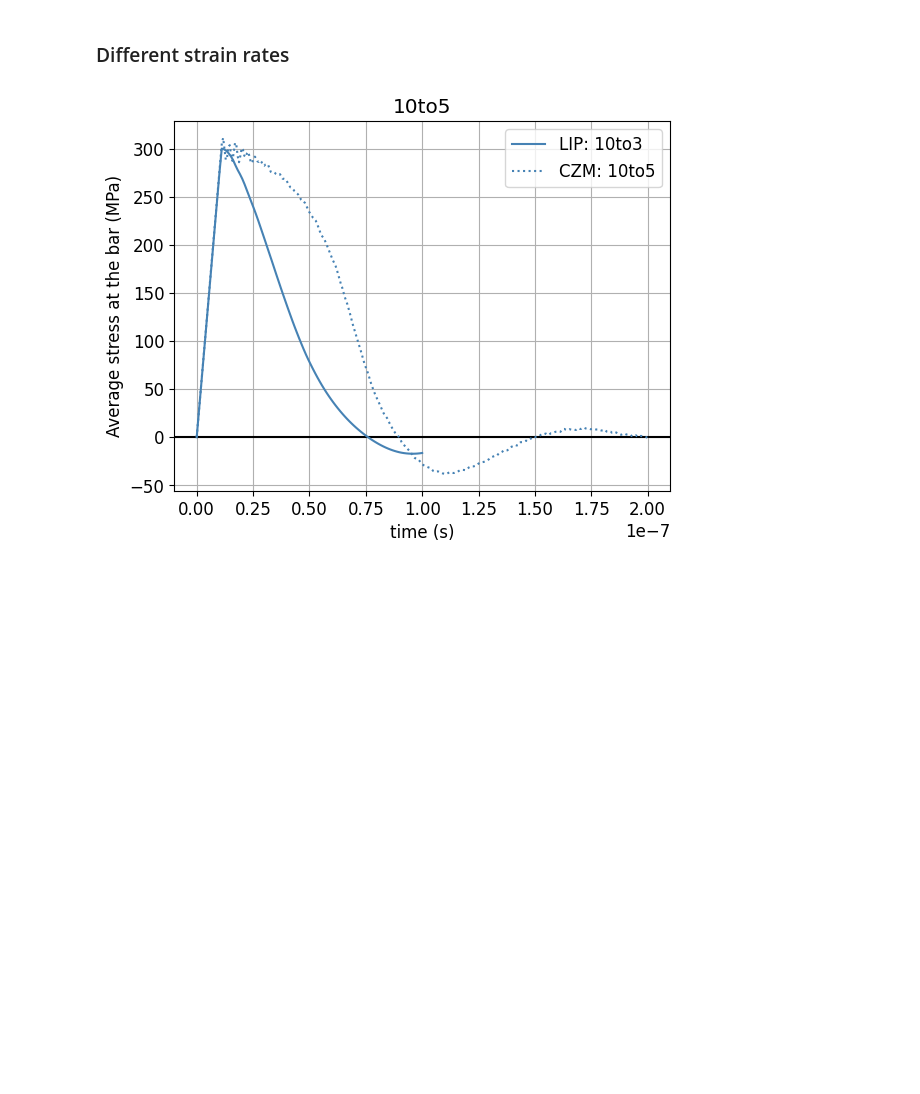
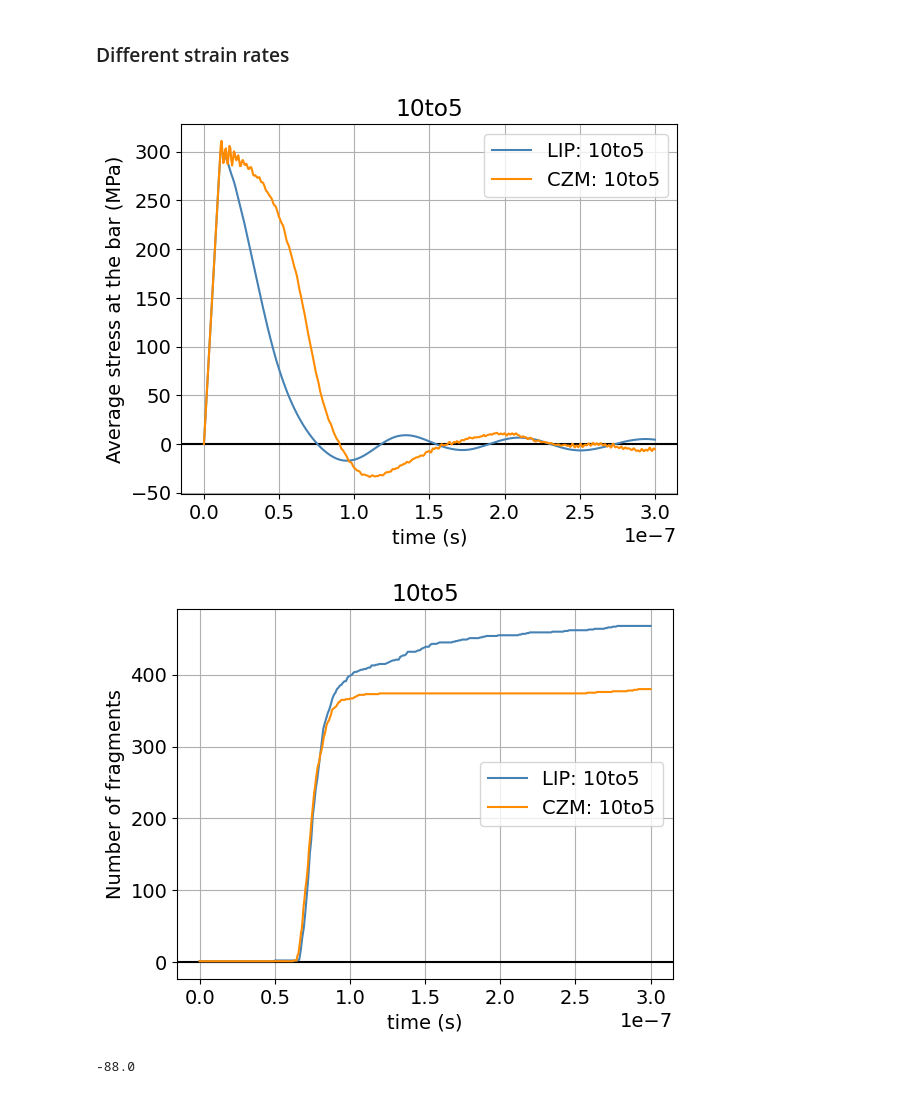
Before and after one commit to raquel-dantas/DynFrag1D, a Jupyter notebook: mesh_study_czm_lip.ipynb, the cells around one changed output. Drawn from its saved outputs; the diff is of its cells as text; code cells hidden in the pictures; blank space fills up the shorter version.

```diff
--- a/mesh_study_czm_lip.ipynb
+++ b/mesh_study_czm_lip.ipynb
@@ -1347,44 +1516,49 @@ def plotCompareStrainRate(results, title, label_x, label_y, save_filename):
     name_simulation = results[1][0]
     x_values = results[1][1]
     y_values = results[1][2]
-    plt.plot(x_values, y_values, label=name_simulation, color='steelblue',  linestyle = 'dotted')
+    plt.plot(x_values, y_values, label=name_simulation, color='darkorange')
 
     plt.legend()
     plt.savefig(save_filename)
     plt.show()
 
 
 
 
 
 # stress_bar = [
 #     ["LIP: 10to3", lip_time_10to3, lip_avg_stress_bar_10to3/10**6],
 #     ["CZM: 10to3", aka_time_10to3, aka_avg_stress_bar_10to3/10**6],
 # ]
 stress_bar = [
-    ["LIP: 10to3", lip_time_10to5, lip_avg_stress_bar_10to5/10**6],
+    ["LIP: 10to5", lip_time_10to5, lip_avg_stress_bar_10to5/10**6],
     ["CZM: 10to5", aka_time_10to5, aka_avg_stress_bar_10to5/10**6],
 ]
 
 
 plotCompareStrainRate(
     stress_bar,
     title="10to5",
     label_x="time (s)",
     label_y="Average stress at the bar (MPa)",
     save_filename="LOG/mesh_study/plots/10to5.svg",
 )
 
 nfrag = [
-    ["LIP: 10to3", lip_time_10to3, lip_n_fragments_10to3],
-    ["CZM: 10to3", aka_time_10to3, aka_n_fragments_10to3],
+    ["LIP: 10to5", lip_time_10to5, lip_n_fragments_10to5],
+    ["CZM: 10to5", aka_time_10to5, aka_n_fragments_10to5],
 ]
-plotCompareCZMLIP(
+plotCompareStrainRate(
     nfrag,
-    title="10to3",
+    title="10to5",
     label_x="time (s)",
     label_y="Number of fragments",
-    save_filename="LOG/mesh_study/plots/10to3",
+    save_filename="LOG/mesh_study/plots/10to5",
 )
+
+diff = max(aka_n_fragments_10to5) - max(lip_n_fragments_10to5)
+print(diff)
 # %% [output]
-[figure, old version]
+[figure, new version]
+[figure, added]
+-88.0
```
Also changed, not shown: parts of 6 cells of this notebook.
